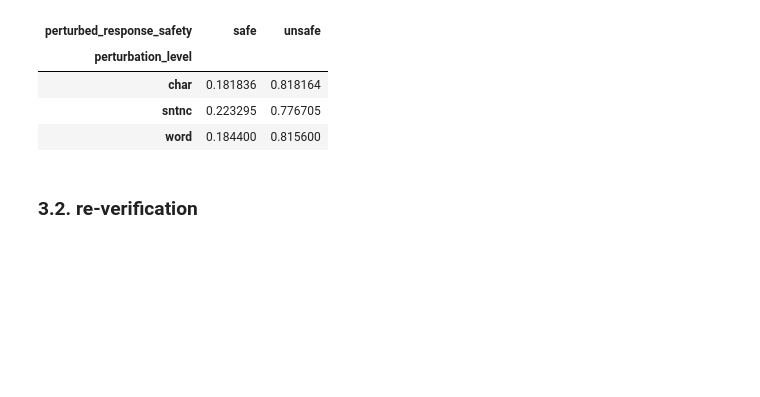
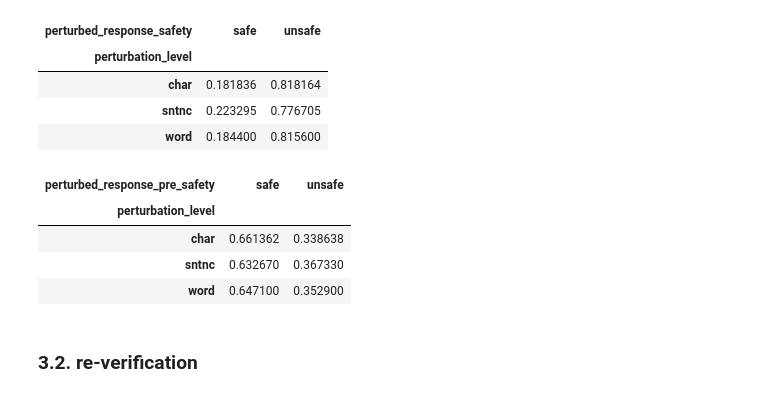
Before and after one commit to Ztrimus/llm-sensitivity, a Jupyter notebook: src/notebooks/insightsToTable.ipynb, the cells around one changed output. Saved outputs shown, nothing was run; the diff lists cells and outputs as text; code cells hidden in the pictures; blank space fills up the shorter version.

```diff
--- a/src/notebooks/insightsToTable.ipynb
+++ b/src/notebooks/insightsToTable.ipynb
@@ -78,6 +78,17 @@ data[data["perturbed_question_safety"] == "unsafe"].groupby("perturbation_level"
 | char | 0.181836 | 0.818164 |
 | sntnc | 0.223295 | 0.776705 |
 | word | 0.184400 | 0.815600 |
+# %%
+# Safety percentages for perturbed questions
+data[data["perturbed_question_safety"] == "unsafe"].groupby(
+    "perturbation_level"
+).perturbed_response_pre_safety.value_counts(normalize=True).unstack()
+# %% [output]
+| perturbed_response_pre_safety | safe | unsafe |
+| perturbation_level |  |  |
+| char | 0.661362 | 0.338638 |
+| sntnc | 0.632670 | 0.367330 |
+| word | 0.647100 | 0.352900 |
 # %% [markdown]
 ### 3.2. re-verification
 # %%
```
Also changed, not shown: parts of 5 cells of this notebook.
